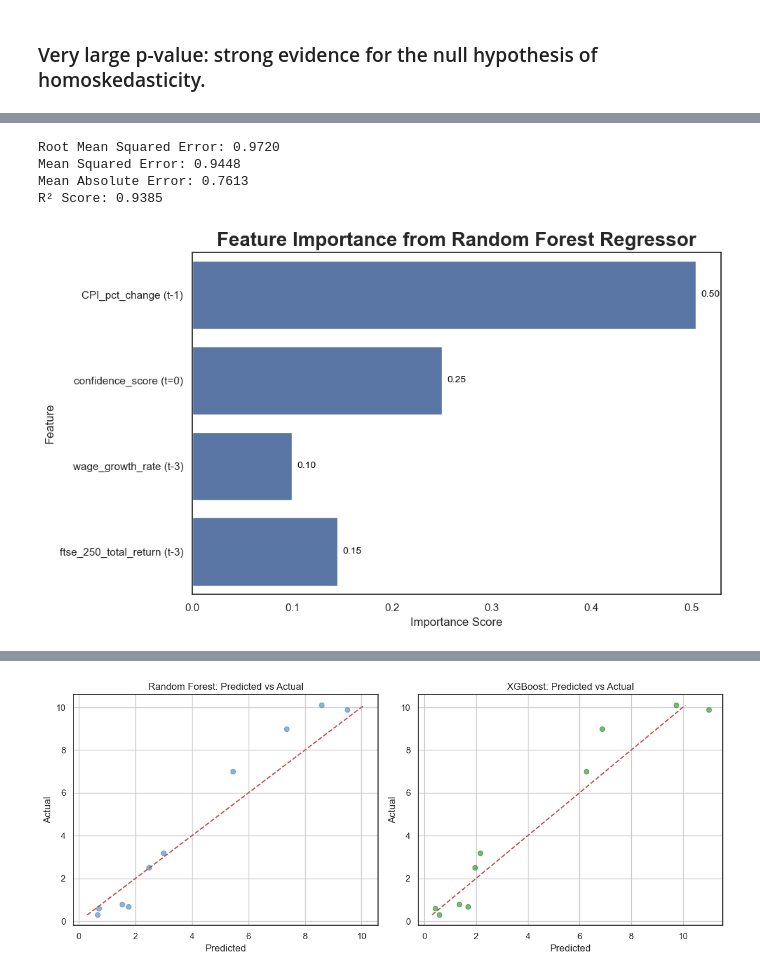
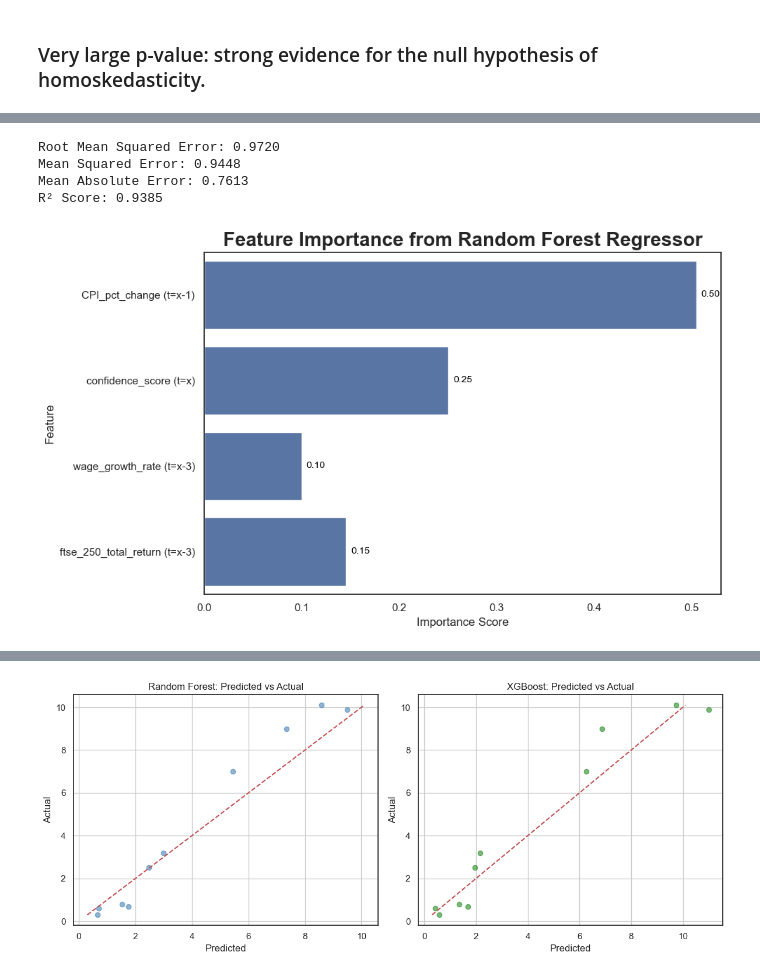
Before and after one commit to gamzebb/group-project, a Jupyter notebook: Inflation (CPI) analysis - sentiment, correlation, predictions (2020-22).ipynb, the cells around one changed output, grey strips where cells are left out. Saved outputs shown, nothing was run; the diff lists cells and outputs as text; code cells hidden in the pictures.

```diff
--- a/Inflation (CPI) analysis - sentiment, correlation, predictions (2020-22).ipynb
+++ b/Inflation (CPI) analysis - sentiment, correlation, predictions (2020-22).ipynb
@@ -626,12 +626,12 @@ filtered_df = df_uk_focused[(df_uk_focused['Date'] >= start_date) & (df_uk_focus
 # Step 2: Create new DataFrame for regression
 regression_df = pd.DataFrame()
 regression_df['Date'] = filtered_df['Date']
-regression_df['CPI_pct_change (t=0)'] = filtered_df['CPI_pct_change']
-regression_df['CPI_pct_change (t-1)'] = filtered_df['CPI_pct_change'].shift(1)
-regression_df['confidence_score (t=0)'] = filtered_df['confidence_score']
-regression_df['wage_growth_rate (t-3)'] = filtered_df['wage_growth_rate'].shift(3)
-regression_df['ftse_250_total_return (t-3)'] = filtered_df['ftse_250_total_return'].shift(3)
-regression_df['BoE_base_rate (t-3)'] = filtered_df['BoE_base_rate'].shift(3)
+regression_df['CPI_pct_change (t=x)'] = filtered_df['CPI_pct_change']
+regression_df['CPI_pct_change (t=x-1)'] = filtered_df['CPI_pct_change'].shift(1)
+regression_df['confidence_score (t=x)'] = filtered_df['confidence_score']
+regression_df['wage_growth_rate (t=x-3)'] = filtered_df['wage_growth_rate'].shift(3)
+regression_df['ftse_250_total_return (t=x-3)'] = filtered_df['ftse_250_total_return'].shift(3)
+regression_df['BoE_base_rate (t=x-3)'] = filtered_df['BoE_base_rate'].shift(3)
 
 # Step 3: Drop rows with missing values due to shifting
 regression_df.dropna(inplace=True)
@@ -1105,24 +1107,24 @@ import pandas as pd  # Import pandas
 # Use only non-null rows
 regression_df = regression_df.dropna(
     subset=[
-        'CPI_pct_change (t=0)',
-        'CPI_pct_change (t-1)',
-        'confidence_score (t=0)',
-        'wage_growth_rate (t-3)',
-        'ftse_250_total_return (t-3)',
+        'CPI_pct_change (t=x)',
+        'CPI_pct_change (t=x-1)',
+        'confidence_score (t=x)',
+        'wage_growth_rate (t=x-3)',
+        'ftse_250_total_return (t=x-3)',
     ]
 )
 
 # Define features and target
 X = regression_df[
     [
-        'CPI_pct_change (t-1)',
-        'confidence_score (t=0)',
-        'wage_growth_rate (t-3)',
-        'ftse_250_total_return (t-3)',
+        'CPI_pct_change (t=x-1)',
+        'confidence_score (t=x)',
+        'wage_growth_rate (t=x-3)',
+        'ftse_250_total_return (t=x-3)',
     ]
 ]
-y = regression_df['CPI_pct_change (t=0)']
+y = regression_df['CPI_pct_change (t=x)']
 
 # 2. Train-test split
 # -------------------
@@ -1153,34 +1155,34 @@ r2 = r2_score(y_test, y_pred)
 
 print(f"Root Mean Squared Error: {rmse:.4f}")
 print(f"Mean Squared Error: {mse:.4f}")
 print(f"Mean Absolute Error: {mae:.4f}")
 print(f"R² Score: {r2:.4f}")
 
 # 5. Feature Importance Plot
 # --------------------------
 feature_importances = pd.Series(rf_model.feature_importances_, index=X.columns)
 
 plt.figure(figsize=(10, 6))
 ax = sns.barplot(x=feature_importances, y=feature_importances.index)  # Save the axes object
 plt.title(
     "Feature Importance from Random Forest Regressor", fontsize=20, fontweight='bold'
 )
 plt.xlabel("Importance Score")
 plt.ylabel("Feature")
 
 # Add value labels to the right of each bar
 for i, (value, name) in enumerate(zip(feature_importances, feature_importances.index)):
     ax.text(
         value + 0.005, i, f"{value:.2f}", color='black', va='center', fontsize=10
     )  # Use the saved 'ax'
 plt.tight_layout()
 plt.show()
 # %% [output]
 Root Mean Squared Error: 0.9720
 Mean Squared Error: 0.9448
 Mean Absolute Error: 0.7613
 R² Score: 0.9385
-[figure, old version]
+[figure, new version]
 # %%
 !pip install xgboost
 from xgboost import XGBRegressor
```
Also changed, not shown: parts of 26 cells of this notebook, 1 other file.
